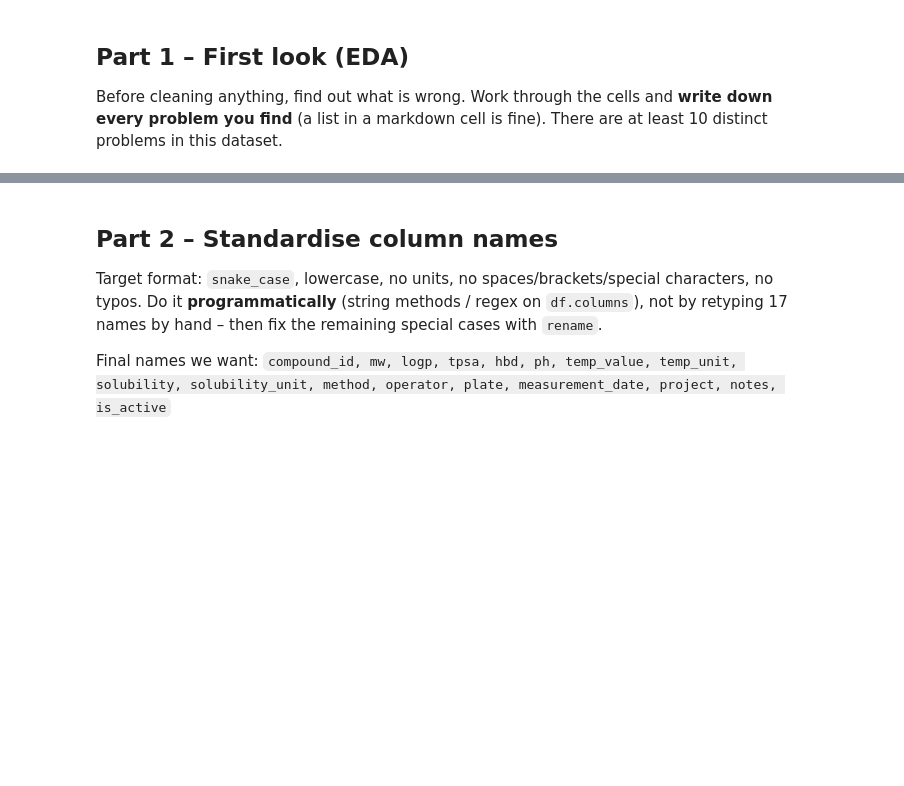
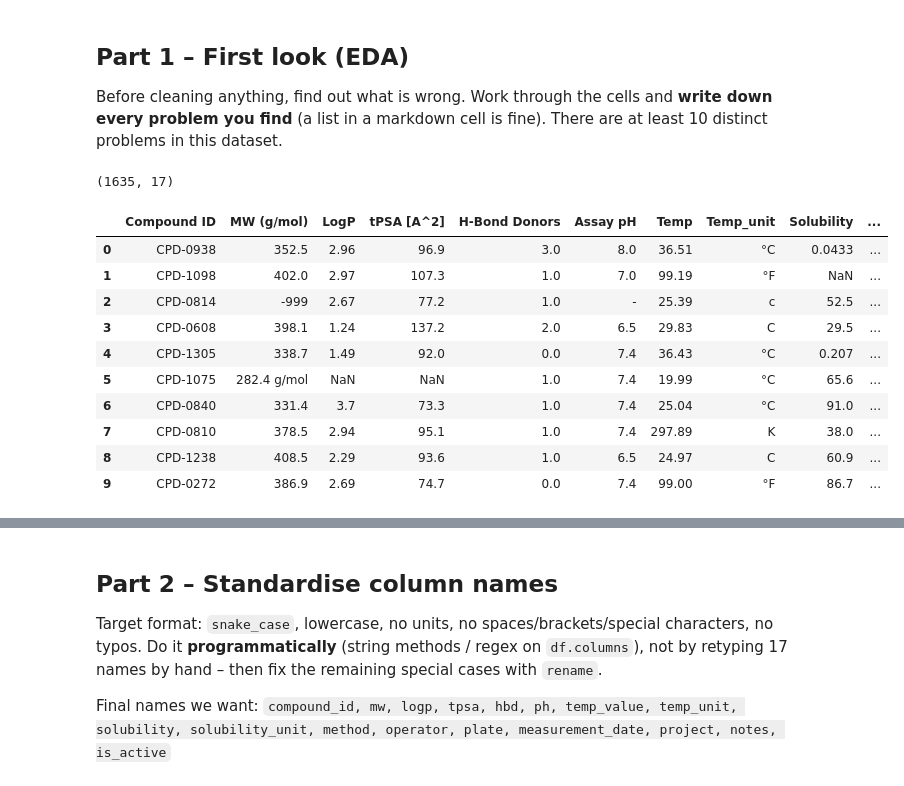
Before and after one commit to MarcZaiser/ChemicalDataScience103_Fork_Zaiser_Marc, a Jupyter notebook: assignments/session16_assignment/wrangling_exercise.ipynb, the cells around one changed output, grey strips where cells are left out. Drawn from its saved outputs; the diff is of its cells as text; code cells hidden in the pictures; blank space fills up the shorter version.

```diff
--- a/assignments/session16_assignment/wrangling_exercise.ipynb
+++ b/assignments/session16_assignment/wrangling_exercise.ipynb
@@ -51,3 +51,20 @@ find** (a list in a markdown cell is fine). There are at least 10 distinct probl
 # %%
 # 1.1  Shape, dtypes, a few random rows  (hint: .shape, .dtypes, .sample(10))
 # TODO
+df = raw.copy()
+print(df.shape)
+display(df.head(10))
+display(df.sample(10, random_state=0))
+# %% [output]
+(1635, 17)
+|  | Compound ID | MW (g/mol) | LogP | tPSA [A^2] | H-Bond Donors | Assay pH | Temp | Temp_unit | Solubility | ... |
+| 0 | CPD-0938 | 352.5 | 2.96 | 96.9 | 3.0 | 8.0 | 36.51 | °C | 0.0433 | ... |
+| 1 | CPD-1098 | 402.0 | 2.97 | 107.3 | 1.0 | 7.0 | 99.19 | °F | NaN | ... |
+| 2 | CPD-0814 | -999 | 2.67 | 77.2 | 1.0 | - | 25.39 | c | 52.5 | ... |
+| 3 | CPD-0608 | 398.1 | 1.24 | 137.2 | 2.0 | 6.5 | 29.83 | C | 29.5 | ... |
+| 4 | CPD-1305 | 338.7 | 1.49 | 92.0 | 0.0 | 7.4 | 36.43 | °C | 0.207 | ... |
+| 5 | CPD-1075 | 282.4 g/mol | NaN | NaN | 1.0 | 7.4 | 19.99 | °C | 65.6 | ... |
+| 6 | CPD-0840 | 331.4 | 3.7 | 73.3 | 1.0 | 7.4 | 25.04 | °C | 91.0 | ... |
+| 7 | CPD-0810 | 378.5 | 2.94 | 95.1 | 1.0 | 7.4 | 297.89 | K | 38.0 | ... |
+| 8 | CPD-1238 | 408.5 | 2.29 | 93.6 | 1.0 | 6.5 | 24.97 | C | 60.9 | ... |
+| 9 | CPD-0272 | 386.9 | 2.69 | 74.7 | 0.0 | 7.4 | 99.00 | °F | 86.7 | ... |
```
Also changed, not shown: parts of 25 cells of this notebook, 3 other files.
